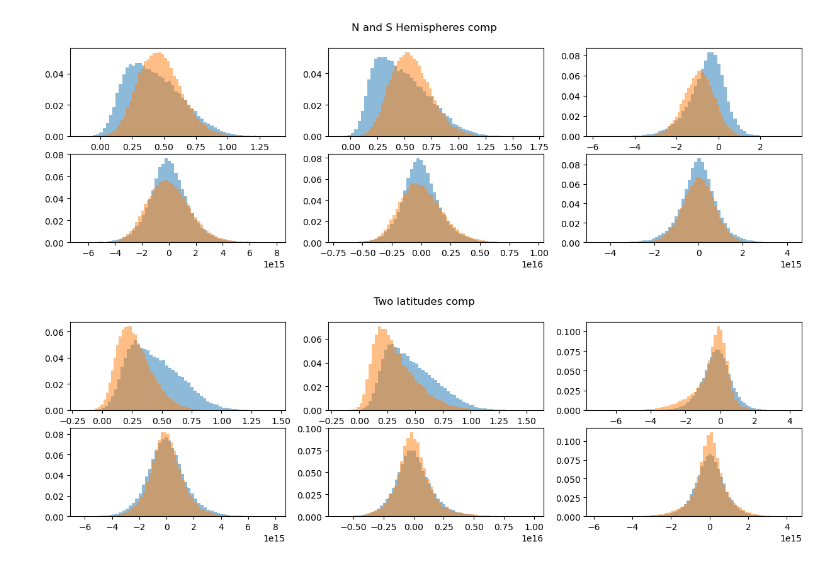
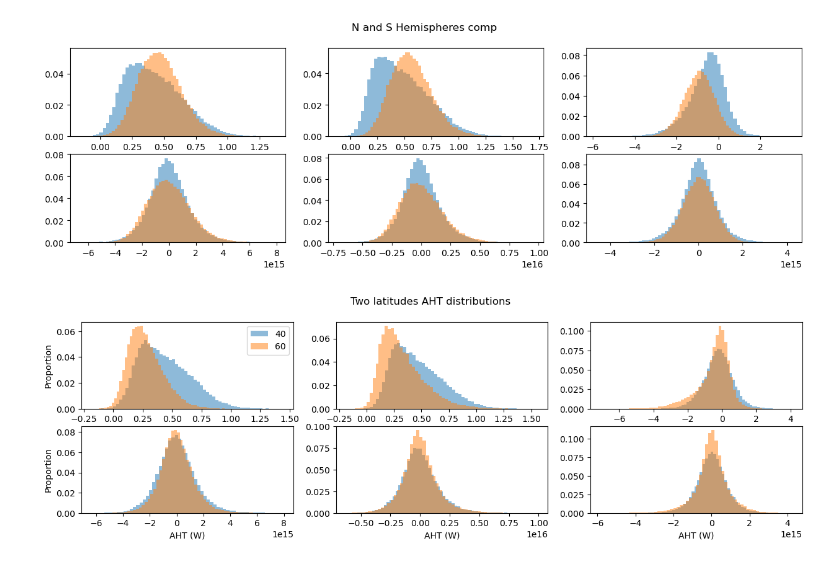
Before and after one commit to tylersc/ERA5_aht, a Jupyter notebook: AHT_distributions.ipynb, the cells around one changed output. Cells and saved outputs as stored; diff of their text form; code cells hidden in the pictures.

```diff
--- a/AHT_distributions.ipynb
+++ b/AHT_distributions.ipynb
@@ -454,36 +472,44 @@ which_lat2 = 60
 
 total_aht1n = aht_ds.total_aht.sel(latitude=which_lat1).values.flatten()
 total_aht1s = aht_ds.total_aht.sel(latitude=which_lat2).values.flatten()
-axs[0,0].hist(total_aht1n, weights=np.ones(len(total_aht1n)) / len(total_aht1n), bins=60, alpha=0.5)
-axs[0,0].hist(total_aht1s, weights=np.ones(len(total_aht1s)) / len(total_aht1s), bins=60, alpha=0.5)
+axs[0,0].hist(total_aht1n, weights=np.ones(len(total_aht1n)) / len(total_aht1n), bins=60, alpha=0.5, label = str(which_lat1))
+axs[0,0].hist(total_aht1s, weights=np.ones(len(total_aht1s)) / len(total_aht1s), bins=60, alpha=0.5, label = str(which_lat2))
+axs[0,0].legend(loc=0)
 
 eddy_aht1n = aht_ds.eddy_aht.sel(latitude=which_lat1).values.flatten()
 eddy_aht1s = aht_ds.eddy_aht.sel(latitude=which_lat2).values.flatten()
 axs[0,1].hist(eddy_aht1n, weights=np.ones(len(eddy_aht1n)) / len(eddy_aht1n), bins=60, alpha=0.5)
 axs[0,1].hist(eddy_aht1s, weights=np.ones(len(eddy_aht1s)) / len(eddy_aht1s), bins=60, alpha=0.5)
 
 mmc_aht1n = aht_ds.mmc_aht.sel(latitude=which_lat1).values.flatten()
 mmc_aht1s = aht_ds.mmc_aht.sel(latitude=which_lat2).values.flatten()
 axs[0,2].hist(mmc_aht1n, weights=np.ones(len(mmc_aht1n)) / len(mmc_aht1n), bins=60, alpha=0.5)
 axs[0,2].hist(mmc_aht1s, weights=np.ones(len(mmc_aht1s)) / len(mmc_aht1s), bins=60, alpha=0.5)
 
 total_aht1n_ns = aht_ds.total_aht_no_seasons.sel(latitude=which_lat1).values.flatten()
 total_aht1s_ns = aht_ds.total_aht_no_seasons.sel(latitude=which_lat2).values.flatten()
 axs[1,0].hist(total_aht1n_ns, weights=np.ones(len(total_aht1n_ns)) / len(total_aht1n_ns), bins=60, alpha=0.5)
 axs[1,0].hist(total_aht1s_ns, weights=np.ones(len(total_aht1s_ns)) / len(total_aht1s_ns), bins=60, alpha=0.5)
 
 eddy_aht1n_ns = aht_ds.eddy_aht_no_seasons.sel(latitude=which_lat1).values.flatten()
 eddy_aht1s_ns = aht_ds.eddy_aht_no_seasons.sel(latitude=which_lat2).values.flatten()
 axs[1,1].hist(eddy_aht1n_ns, weights=np.ones(len(eddy_aht1n_ns)) / len(eddy_aht1n_ns), bins=60, alpha=0.5)
 axs[1,1].hist(eddy_aht1s_ns, weights=np.ones(len(eddy_aht1s_ns)) / len(eddy_aht1s_ns), bins=60, alpha=0.5)
 
 mmc_aht1n_ns = aht_ds.mmc_aht_no_seasons.sel(latitude=which_lat1).values.flatten()
 mmc_aht1s_ns = aht_ds.mmc_aht_no_seasons.sel(latitude=which_lat2).values.flatten()
 axs[1,2].hist(mmc_aht1n_ns, weights=np.ones(len(mmc_aht1n_ns)) / len(mmc_aht1n_ns), bins=60, alpha=0.5)
 axs[1,2].hist(mmc_aht1s_ns, weights=np.ones(len(mmc_aht1s_ns)) / len(mmc_aht1s_ns), bins=60, alpha=0.5)
 
-plt.suptitle('Two latitudes comp')
+plt.suptitle('Two latitudes AHT distributions')
+
+axs[0,0].set_ylabel('Proportion')
+axs[1,0].set_ylabel('Proportion')
+
+axs[1,0].set_xlabel('AHT (W)')
+axs[1,1].set_xlabel('AHT (W)')
+axs[1,2].set_xlabel('AHT (W)')
 
 plt.show()
 # %% [output]
-[figure, old version]
+[figure, new version]
```
Also changed, not shown: parts of 5 cells of this notebook.
